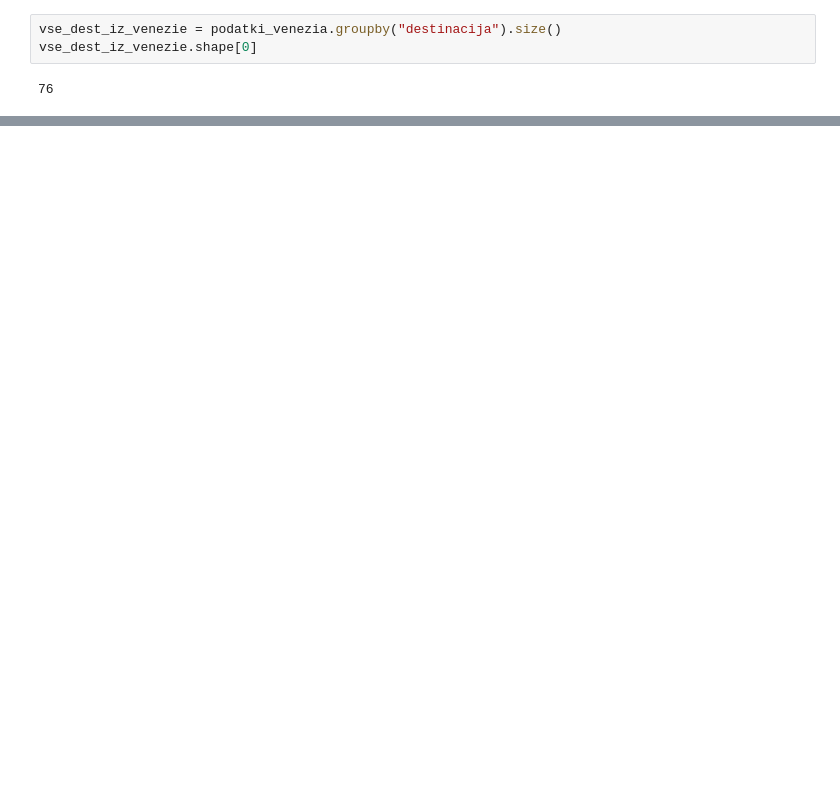
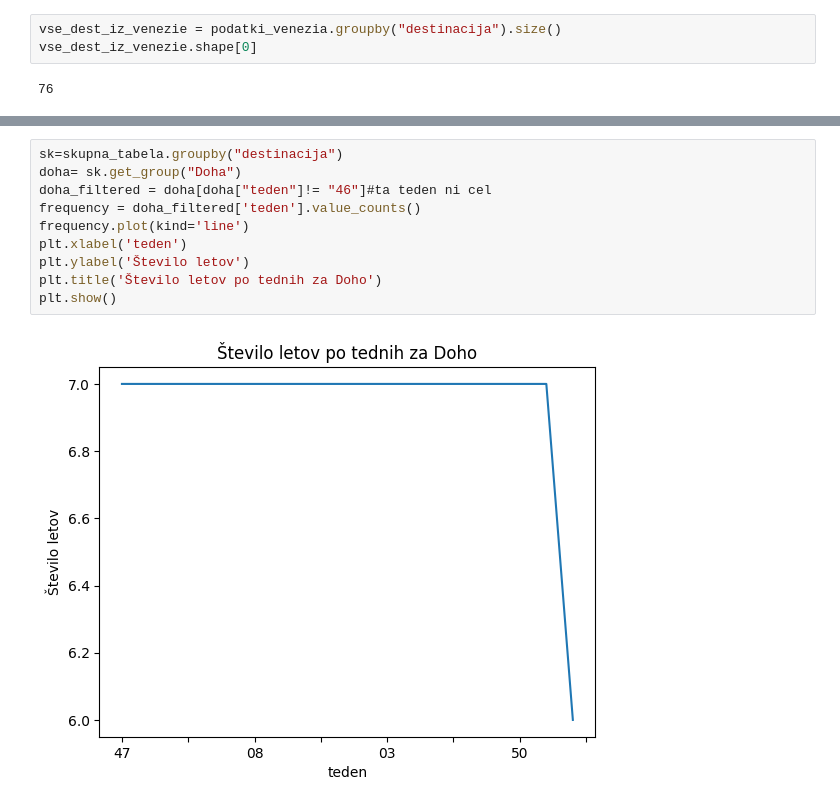
Before and after one commit to valentinamacek/analiza_podatkov_o_letih, a Jupyter notebook: analiza_letov.ipynb, the cells around one changed output, grey strips where cells are left out. Saved outputs shown, nothing was run; the diff lists cells and outputs as text; blank space fills up the shorter version.

```diff
--- a/analiza_letov.ipynb
+++ b/analiza_letov.ipynb
@@ -274,0 +381,12 @@ vse_dest_iz_bergama.shape[0]
+# %%
+sk=skupna_tabela.groupby("destinacija")
+doha= sk.get_group("Doha")
+doha_filtered = doha[doha["teden"]!= "46"]#ta teden ni cel
+frequency = doha_filtered['teden'].value_counts()
+frequency.plot(kind='line')
+plt.xlabel('teden')
+plt.ylabel('Število letov')
+plt.title('Število letov po tednih za Doho')
+plt.show()
+# %% [output]
+[figure, added]
```
Also changed, not shown: parts of 25 cells of this notebook, 2 other files.
